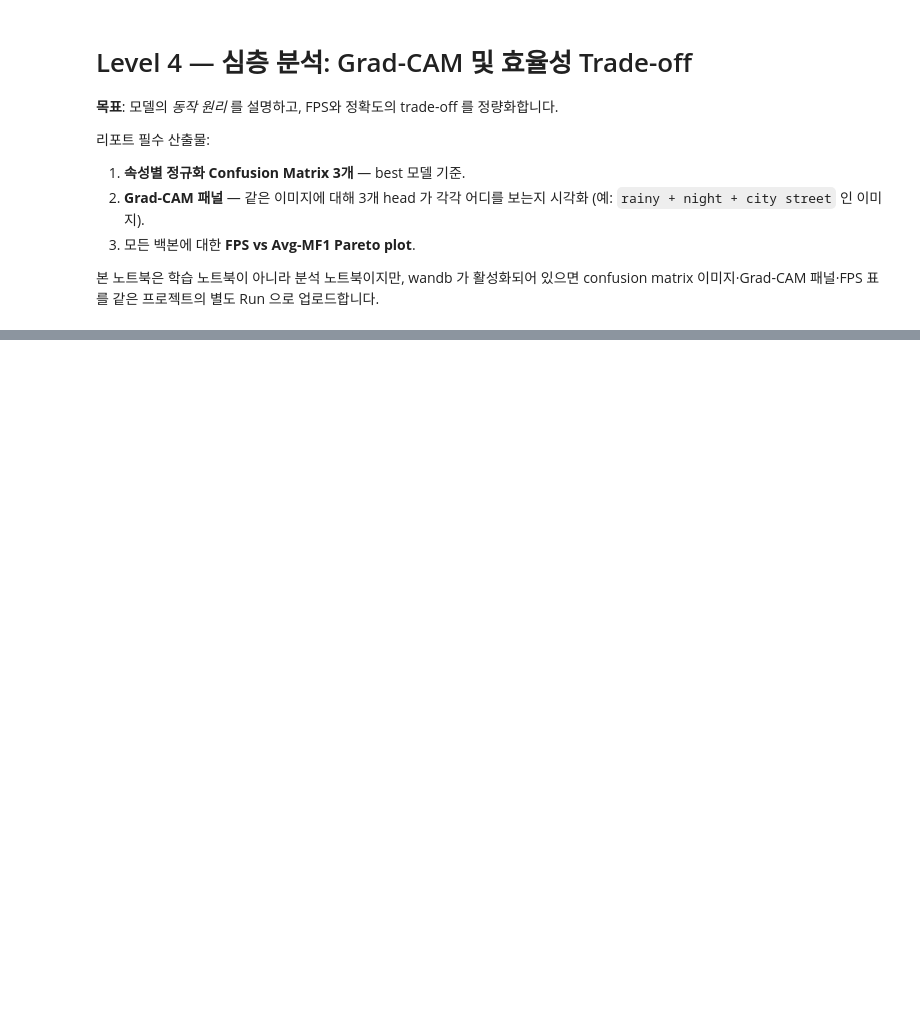
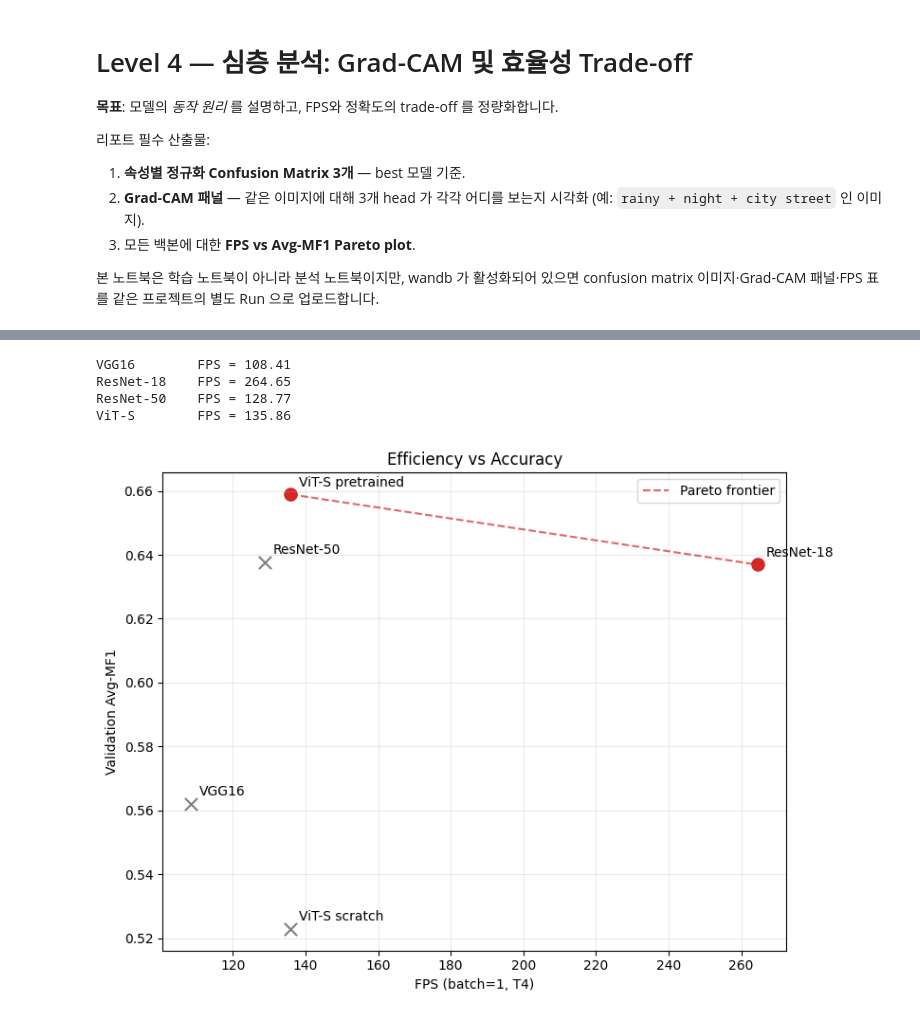
Before and after one commit to min0712-cdl/HYU-AUE8088-PA2, a Jupyter notebook: notebooks/level4_xai_efficiency.ipynb, the cells around one changed output, grey strips where cells are left out. Cells and saved outputs as stored; diff of their text form; code cells hidden in the pictures; blank space fills up the shorter version.

```diff
--- a/notebooks/level4_xai_efficiency.ipynb
+++ b/notebooks/level4_xai_efficiency.ipynb
@@ -153,13 +177,29 @@ model_fns = {
     "ResNet-50": resnet50,
     "ViT-S": vit_small_patch16_224,
 }
-avg_mf1 = {
-    "VGG16": 0.56215,
-    "ResNet-18": 0.63689,
-    "ResNet-50": 0.63769,
-    "ViT-S scratch": 0.52294,
-    "ViT-S pretrained": 0.65890,
+checkpoint_specs = {
+    "VGG16": (VGG16, "level1_vgg16.pth"),
+    "ResNet-18": (resnet18, "level1_resnet18.pth"),
+    "ResNet-50": (resnet50, "level1_resnet50.pth"),
+    "ViT-S scratch": (vit_small_patch16_224, "level2_vit_s16_scratch.pth"),
+    "ViT-S pretrained": (vit_small_patch16_224, "level2_vit_s16_pretrained.pth"),
 }
+
+def checkpoint_state(payload):
+    return payload["state_dict"] if isinstance(payload, dict) and "state_dict" in payload else payload
+
+avg_mf1 = {}
+for name, (model_fn, filename) in checkpoint_specs.items():
+    evaluated_model = model_fn().to(device)
+    payload = torch.load(os.path.join(CHECKPOINT_DIR, filename), map_location="cpu")
+    evaluated_model.load_state_dict(checkpoint_state(payload))
+    eval_preds, eval_probs, eval_targets, _ = collect_predictions(evaluated_model, val_loader, device)
+    eval_report = evaluation_report(eval_preds, eval_probs, eval_targets)
+    avg_mf1[name] = eval_report["avg_macro_f1"]
+    print(f"{name:16s} validation Avg-MF1 = {avg_mf1[name]:.5f}")
+    del evaluated_model
+    if torch.cuda.is_available():
+        torch.cuda.empty_cache()
 
 fps_by_arch = {}
 for name, fn in model_fns.items():
@@ -183,32 +223,38 @@ logger.log_table("analysis/fps_accuracy", ["backbone", "FPS", "Avg-MF1"], fps_ro
 # TODO: 모든 백본에 대해 FPS (x축) vs Avg-MF1 (y축) Pareto plot 을 작성하세요.
 points = [(row[0], row[1], row[2]) for row in fps_rows]
 pareto = []
 for name, fps, score in points:
     dominated = any(
         other_fps >= fps and other_score >= score
         and (other_fps > fps or other_score > score)
         for other_name, other_fps, other_score in points if other_name != name
     )
     if not dominated:
         pareto.append((name, fps, score))
 
 fig, ax = plt.subplots(figsize=(8, 6))
 for name, fps, score in points:
     is_pareto = any(item[0] == name for item in pareto)
     ax.scatter(fps, score, s=90, marker="o" if is_pareto else "x",
                color="tab:red" if is_pareto else "tab:gray")
     ax.annotate(name, (fps, score), xytext=(6, 6), textcoords="offset points")
 
 pareto_sorted = sorted(pareto, key=lambda item: item[1])
 ax.plot([item[1] for item in pareto_sorted], [item[2] for item in pareto_sorted],
         color="tab:red", linestyle="--", alpha=0.7, label="Pareto frontier")
 ax.set_xlabel("FPS (batch=1, T4)")
 ax.set_ylabel("Validation Avg-MF1")
 ax.set_title("Efficiency vs Accuracy")
 ax.grid(alpha=0.25)
 ax.legend()
 fig.tight_layout()
 logger.log_image("analysis/pareto", fig)
 plt.show()
+# %% [output]
+VGG16        FPS = 108.41
+ResNet-18    FPS = 264.65
+ResNet-50    FPS = 128.77
+ViT-S        FPS = 135.86
+[figure, added]
 # %%
 logger.finish()
```
Also changed, not shown: parts of 7 cells of this notebook, 8 other files.
